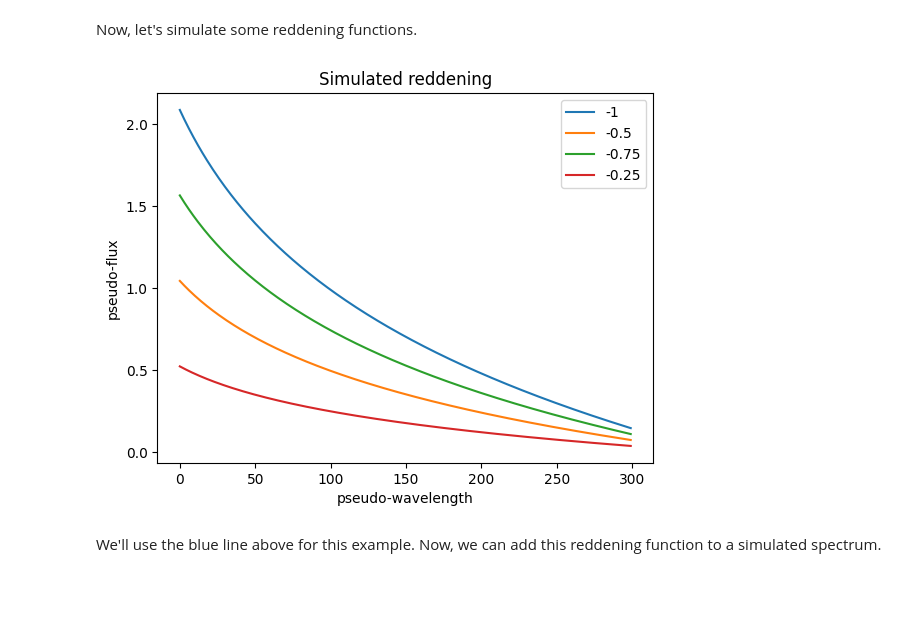
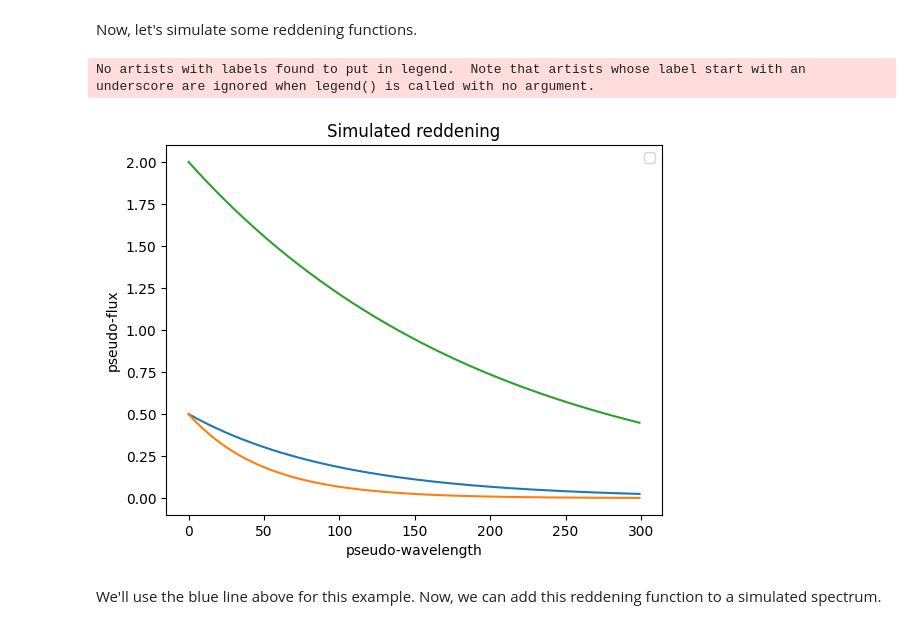
Before and after one commit to asmuzsoy/madgics-toy-examples, a Jupyter notebook: reddening_tutorial.ipynb, the cells around one changed output. Saved outputs shown, nothing was run; the diff lists cells and outputs as text; code cells hidden in the pictures; blank space fills up the shorter version.

```diff
--- a/reddening_tutorial.ipynb
+++ b/reddening_tutorial.ipynb
@@ -41,21 +41,22 @@ plt.show()
 Now, let's simulate some reddening functions.
 # %%
 def reddening_fn(x, a, b):
-    f =  a * np.log(x+50) + b
+    f = np.exp(-a*x) * b
     return f
 # %%
 wavelengths = np.arange(n_wavelengths)
-plt.plot(reddening_fn(wavelengths, -1, 6), label = '-1')
-plt.plot(reddening_fn(wavelengths, -0.5, 3), label = '-0.5')
-plt.plot(reddening_fn(wavelengths, -0.75, 4.5), label = '-0.75')
-plt.plot(reddening_fn(wavelengths, -0.25, 1.5), label = '-0.25')
+plt.plot(reddening_fn(wavelengths, 1/100, 0.5))
+plt.plot(reddening_fn(wavelengths, 1/50, 0.5))
+plt.plot(reddening_fn(wavelengths, 1/200, 2))
+
 plt.xlabel("pseudo-wavelength")
 plt.ylabel("pseudo-flux")
 plt.legend()
 plt.title("Simulated reddening")
 plt.show()
 # %% [output]
+No artists with labels found to put in legend.  Note that artists whose label start with an underscore are ignored when legend() is called with no argument.
-[figure, old version]
+[figure, new version]
 # %% [markdown]
 We'll use the blue line above for this example. Now, we can add this reddening function to a simulated spectrum.
 # %%
```
Also changed, not shown: parts of 8 cells of this notebook.
